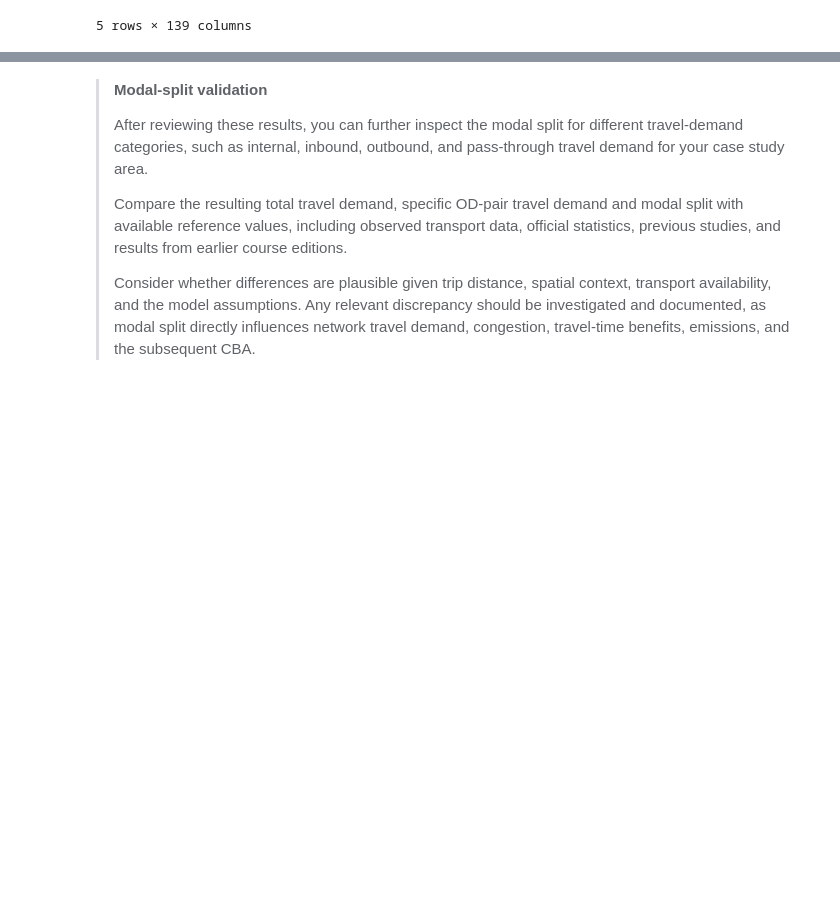
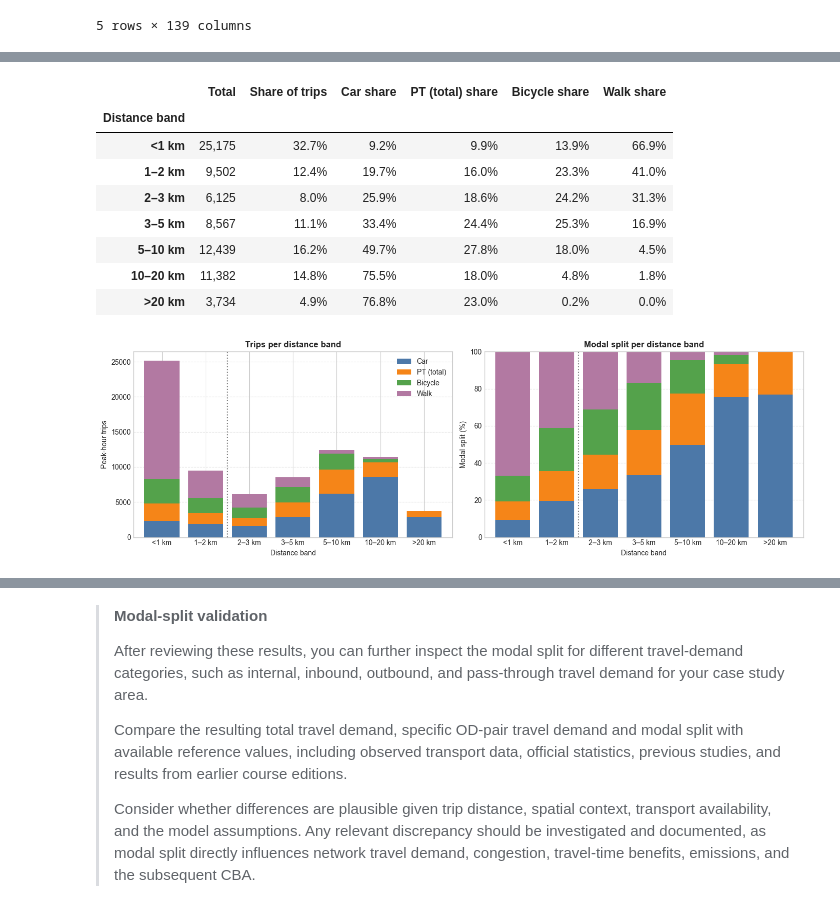
Before and after one commit to dmaure-ETHZ/IP-HS26-MehrSpur-CaseStudy-Domanyi-Londis-Maurer, a Jupyter notebook: notebooks/02_system_modeling.ipynb, the cells around one changed output, grey strips where cells are left out. Saved outputs shown, nothing was run; the diff lists cells and outputs as text; code cells hidden in the pictures; blank space fills up the shorter version.

```diff
--- a/notebooks/02_system_modeling.ipynb
+++ b/notebooks/02_system_modeling.ipynb
@@ -696,0 +684,50 @@ Modal Split for Key Corridor Relations (Trip-based):
+# %%
+# 2. Trips by distance band: why trip shares and PKM shares differ
+band_edges = [0, 1, 2, 3, 5, 10, 20, np.inf]
+band_labels = ["<1 km", "1–2 km", "2–3 km", "3–5 km", "5–10 km", "10–20 km", ">20 km"]
+band_of_od = pd.cut(od_dist_km[corridor_mask], bins=band_edges, labels=band_labels, right=False)
+
+band_modes = {
+    "Car": mode_od["Car"],
+    "PT (total)": mode_od["PT (walk access)"] + mode_od["PT (bike access)"],
+    "Bicycle": mode_od["Bicycle"],
+    "Walk": mode_od["Walk"],
+}
+band_trips = pd.DataFrame(
+    {name: pd.Series(values[corridor_mask]).groupby(band_of_od, observed=False).sum()
+     for name, values in band_modes.items()}
+)
+band_trips.index.name = "Distance band"
+band_trips["Total"] = band_trips.sum(axis=1)
+band_shares = band_trips[mode_names].div(band_trips["Total"].clip(lower=1e-9), axis=0)
+band_table = band_trips[["Total"]].assign(**{"Share of trips": band_trips["Total"] / band_trips["Total"].sum()})
+band_table = band_table.join(band_shares.add_suffix(" share"))
+exports.save_outputs("1_5_distance_bands", tables={"distance_bands": band_table})
+display(band_table.style.format({"Total": "{:,.0f}", **{c: "{:.1%}" for c in band_table.columns if c != "Total"}}))
+
+fig, axes = plt.subplots(1, 2, figsize=(14, 4.5))
+band_trips[mode_names].plot(kind="bar", stacked=True, ax=axes[0], color=colors, width=0.8)
+axes[0].set_title("Trips per distance band", fontsize=12, fontweight="bold")
+axes[0].set_ylabel("Peak-hour trips")
+band_shares.mul(100).plot(kind="bar", stacked=True, ax=axes[1], color=colors, width=0.8, legend=False)
+axes[1].set_title("Modal split per distance band", fontsize=12, fontweight="bold")
+axes[1].set_ylabel("Modal split (%)")
+axes[1].set_ylim(0, 100)
+for ax in axes:
+    ax.tick_params(axis="x", rotation=0)
+    ax.grid(axis="y", linestyle="--", alpha=0.5)
+    ax.axvline(band_labels.index("2–3 km") - 0.5, color="grey", linestyle=":")
+plt.tight_layout()
+exports.save_outputs("1_5_distance_bands", figure=fig)
+plt.show()
+# %% [output]
+|  | Total | Share of trips | Car share | PT (total) share | Bicycle share | Walk share |
+| Distance band |  |  |  |  |  |  |
+| <1 km | 25,175 | 32.7% | 9.2% | 9.9% | 13.9% | 66.9% |
+| 1–2 km | 9,502 | 12.4% | 19.7% | 16.0% | 23.3% | 41.0% |
+| 2–3 km | 6,125 | 8.0% | 25.9% | 18.6% | 24.2% | 31.3% |
+| 3–5 km | 8,567 | 11.1% | 33.4% | 24.4% | 25.3% | 16.9% |
+| 5–10 km | 12,439 | 16.2% | 49.7% | 27.8% | 18.0% | 4.5% |
+| 10–20 km | 11,382 | 14.8% | 75.5% | 18.0% | 4.8% | 1.8% |
+| >20 km | 3,734 | 4.9% | 76.8% | 23.0% | 0.2% | 0.0% |
+[figure, added]
```
Also changed, not shown: parts of 6 cells of this notebook, 1 other file.
